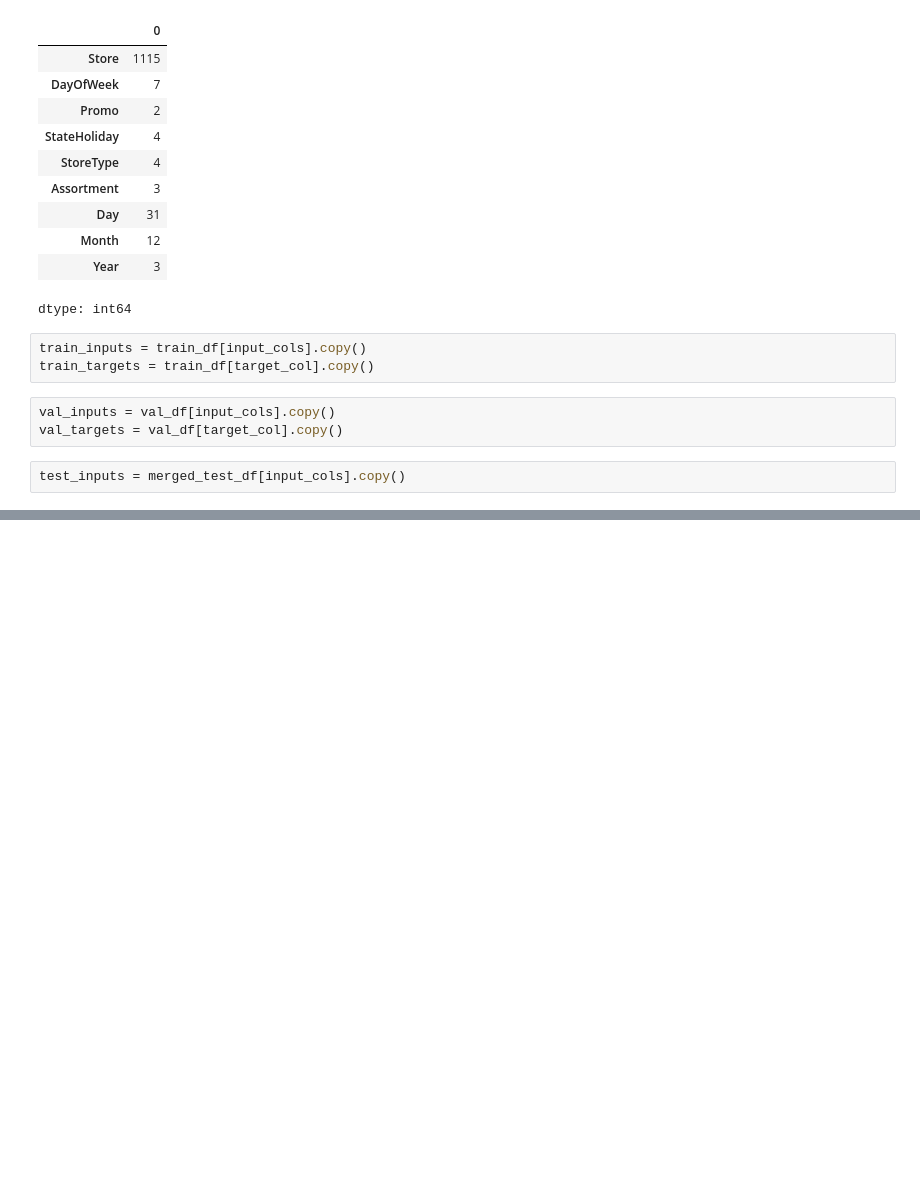
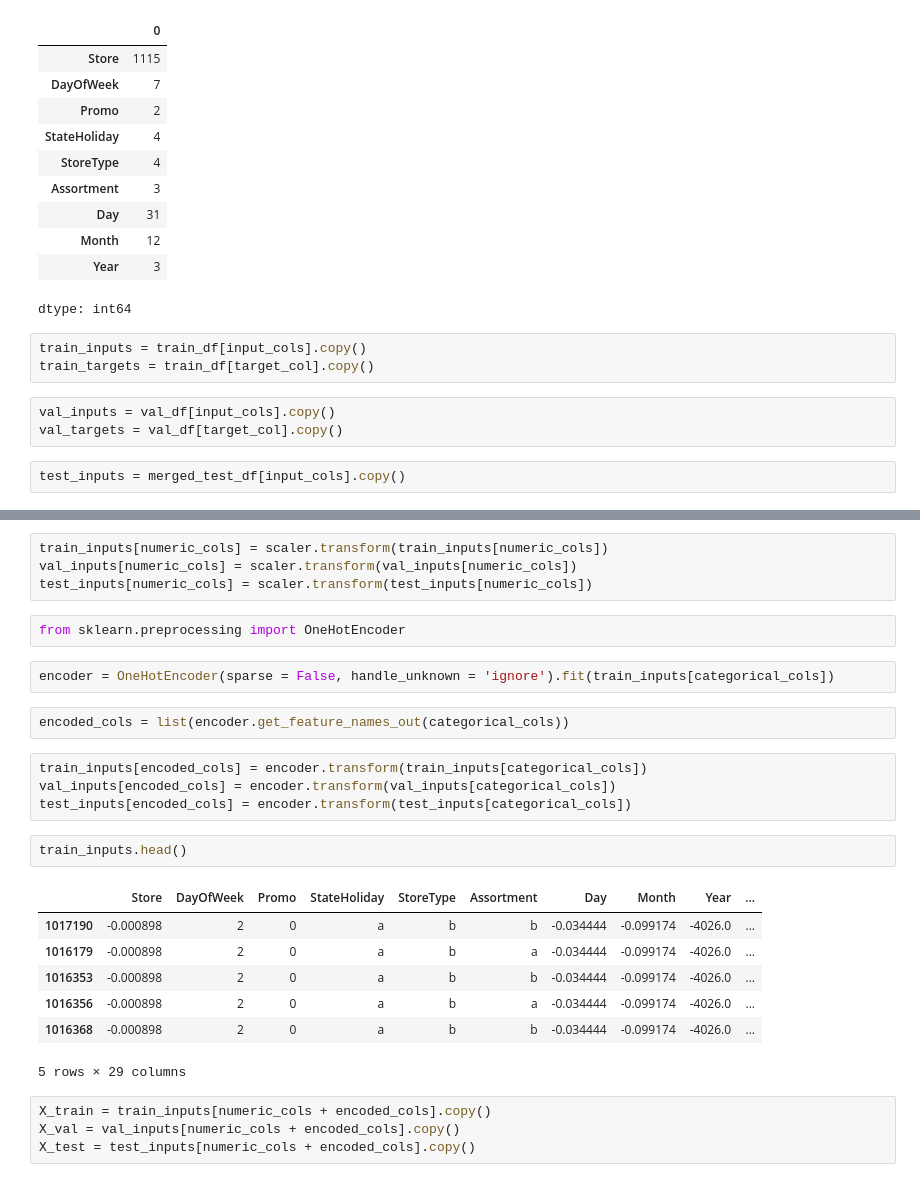
Before and after one commit to Muhammad-Nisar-7/ML-and-DL-Projects, a Jupyter notebook: RossmannStore.ipynb, the cells around one changed output, grey strips where cells are left out. Saved outputs shown, nothing was run; the diff lists cells and outputs as text; blank space fills up the shorter version.

```diff
--- a/RossmannStore.ipynb
+++ b/RossmannStore.ipynb
@@ -347,0 +365,28 @@ test_inputs = merged_test_df[input_cols].copy()
+# %%
+train_inputs[numeric_cols] = scaler.transform(train_inputs[numeric_cols])
+val_inputs[numeric_cols] = scaler.transform(val_inputs[numeric_cols])
+test_inputs[numeric_cols] = scaler.transform(test_inputs[numeric_cols])
+# %%
+from sklearn.preprocessing import OneHotEncoder
+# %%
+encoder = OneHotEncoder(sparse = False, handle_unknown = 'ignore').fit(train_inputs[categorical_cols])
+# %%
+encoded_cols = list(encoder.get_feature_names_out(categorical_cols))
+# %%
+train_inputs[encoded_cols] = encoder.transform(train_inputs[categorical_cols])
+val_inputs[encoded_cols] = encoder.transform(val_inputs[categorical_cols])
+test_inputs[encoded_cols] = encoder.transform(test_inputs[categorical_cols])
+# %%
+train_inputs.head()
+# %% [output]
+|  | Store | DayOfWeek | Promo | StateHoliday | StoreType | Assortment | Day | Month | Year | ... |
+| 1017190 | -0.000898 | 2 | 0 | a | b | b | -0.034444 | -0.099174 | -4026.0 | ... |
+| 1016179 | -0.000898 | 2 | 0 | a | b | a | -0.034444 | -0.099174 | -4026.0 | ... |
+| 1016353 | -0.000898 | 2 | 0 | a | b | b | -0.034444 | -0.099174 | -4026.0 | ... |
+| 1016356 | -0.000898 | 2 | 0 | a | b | a | -0.034444 | -0.099174 | -4026.0 | ... |
+| 1016368 | -0.000898 | 2 | 0 | a | b | b | -0.034444 | -0.099174 | -4026.0 | ... |
+5 rows × 29 columns
+# %%
+X_train = train_inputs[numeric_cols + encoded_cols].copy()
+X_val = val_inputs[numeric_cols + encoded_cols].copy()
+X_test = test_inputs[numeric_cols + encoded_cols].copy()
```
Also changed, not shown: parts of 8 cells of this notebook.
